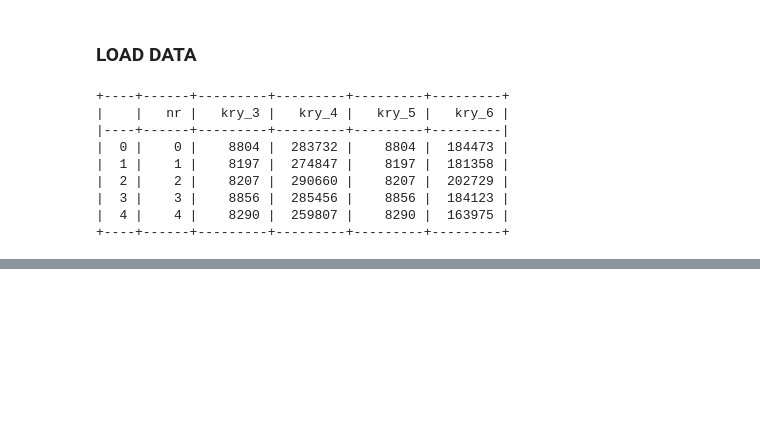
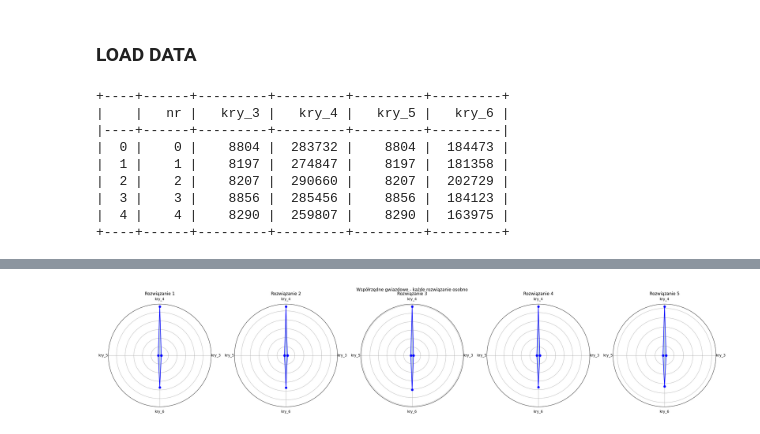
Before and after one commit to CenturionTheMan/OptimizationLabs, a Jupyter notebook: lab7/zad3.ipynb, the cells around one changed output, grey strips where cells are left out. Saved outputs shown, nothing was run; the diff lists cells and outputs as text; code cells hidden in the pictures; blank space fills up the shorter version.

```diff
--- a/lab7/zad3.ipynb
+++ b/lab7/zad3.ipynb
@@ -188,0 +217,23 @@ print(tabulate(df, headers='keys', tablefmt='psql'))
+# %%
+criteria = ['kry_3', 'kry_4', 'kry_5', 'kry_6']
+num_criteria = len(criteria)
+angles = np.linspace(0, 2 * np.pi, num_criteria, endpoint=False).tolist()
+angles += angles[:1]  # zamknięcie wykresu
+
+fig, axs = plt.subplots(1, len(df), figsize=(5*len(df), 5), subplot_kw=dict(polar=True))
+
+for idx, (ax, (_, row)) in enumerate(zip(axs, df.iterrows())):
+    values = row[criteria].tolist()
+    values += values[:1]
+    ax.plot(angles, values, 'b-o')
+    ax.fill(angles, values, alpha=0.25)
+    ax.set_xticks(angles[:-1])
+    ax.set_xticklabels(criteria)
+    ax.set_yticklabels([])
+    ax.set_title(f'Rozwiązanie {idx+1}')
+
+plt.suptitle('Współrzędne gwiazdowe - każde rozwiązanie osobno')
+plt.tight_layout()
+plt.show()
+# %% [output]
+[figure, added]
```
Also changed, not shown: parts of 2 cells of this notebook, 1 other file.
